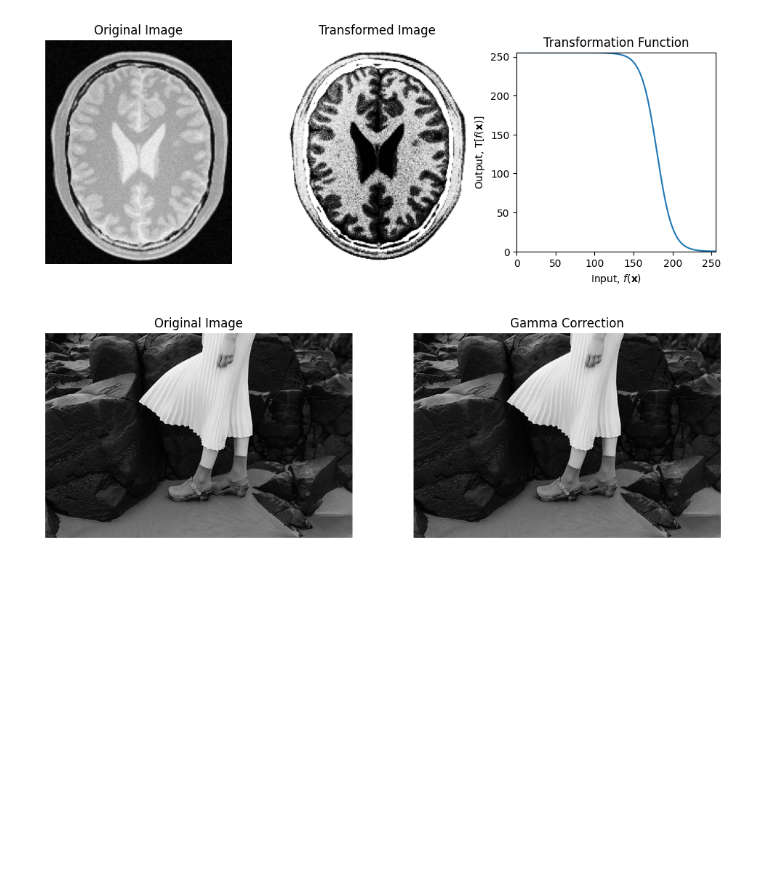
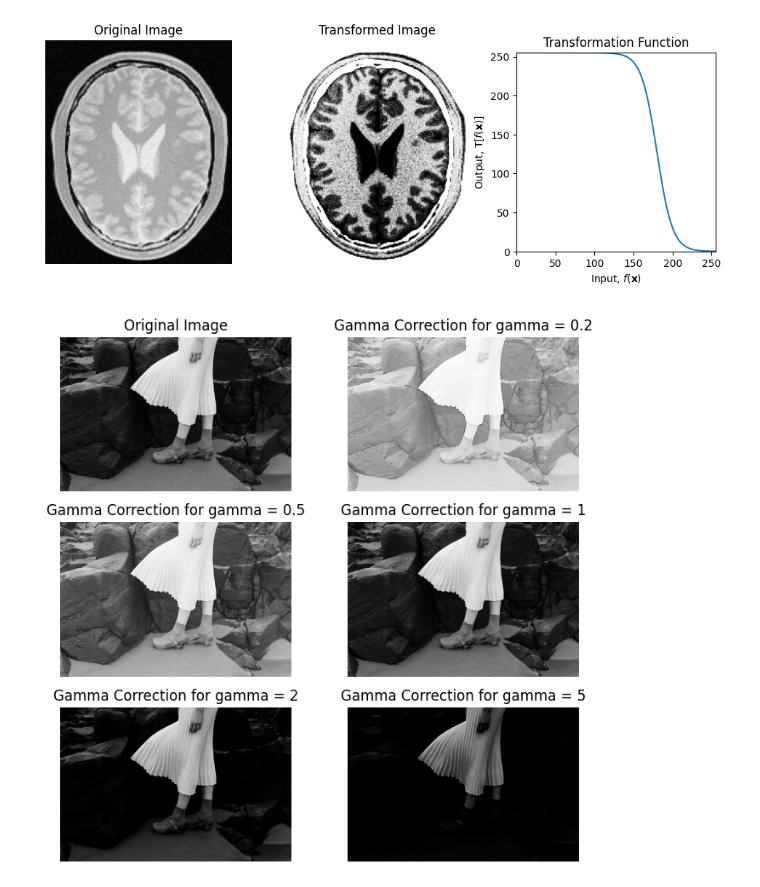
Before and after one commit to AnushkaSamaranayake/-Intensity-Transformations-and-Neighbourhood-Filtering, a Jupyter notebook: test.ipynb, the cells around one changed output. Cells and saved outputs as stored; diff of their text form; code cells hidden in the pictures; blank space fills up the shorter version.

```diff
--- a/test.ipynb
+++ b/test.ipynb
@@ -1,19 +0,0 @@
-# %%
-import cv2 as cv
-import numpy as np
-import matplotlib.pyplot as plt
-f = cv.imread('a1images/emma.jpg', cv.IMREAD_GRAYSCALE)
-t = np.arange(256, dtype=np.uint8)
-g = t[f]
-fig, ax = plt.subplots(1, 3, figsize=(12, 4))
-ax[0].imshow(f, cmap='gray', vmin=0, vmax=255)
-ax[0].set_title('Original Image')
-ax[1].imshow(g, cmap='gray', vmin=0, vmax=255)
-ax[1].set_title('Transformed Image')
-for a in ax[0:2]:
-    a.axis('off')
-ax[2].plot(t)
-ax[2].set_ylim([0, 255])
-ax[2].set_xlim([0, 255])
-ax[2].set_title('Transformation Function')
-plt.show()
@@ -202,23 +116,46 @@ plt.show()
 # %%
 import numpy as np
 import matplotlib.pyplot as plt
 import cv2 as cv
 
 img = cv.imread('a1images\highlights_and_shadows.jpg', cv.IMREAD_GRAYSCALE)
 
 #Apply Linear gamma correction
-gamma = 1.0
 
-t = np.array([((i/255.0)**gamma)*255 for i in np.arange(0,256)]).astype('uint8')
-g = cv.LUT(img, t)
+gamma_1 = 0.2
+gamma_2 = 0.5
+gamma_3 = 1.0
+gamma_4 = 2.0
+gamma_5 = 5.0
 
-fig, ax = plt.subplots(1, 2, figsize=(12, 8))
-ax[0].imshow(img, cmap='gray', vmin=0, vmax=255)
-ax[0].set_title('Original Image')
-ax[1].imshow(g, cmap='gray', vmin=0, vmax=255)
-ax[1].set_title('Gamma Correction')
-for a in ax:
-    a.axis('off')
+t1 = np.array([((i/255.0)**gamma_1)*255 for i in np.arange(0,256)]).astype('uint8')
+t2 = np.array([((i/255.0)**gamma_2)*255 for i in np.arange(0,256)]).astype('uint8')
+t3 = np.array([((i/255.0)**gamma_3)*255 for i in np.arange(0,256)]).astype('uint8')
+t4 = np.array([((i/255.0)**gamma_4)*255 for i in np.arange(0,256)]).astype('uint8')
+t5 = np.array([((i/255.0)**gamma_5)*255 for i in np.arange(0,256)]).astype('uint8')
+
+g1 = cv.LUT(img, t1)
+g2 = cv.LUT(img, t2)
+g3 = cv.LUT(img, t3)
+g4 = cv.LUT(img, t4)
+g5 = cv.LUT(img, t5)
+
+fig, ax = plt.subplots(3, 2, figsize=(8, 8))
+ax[0, 0].imshow(img, cmap='gray', vmin=0, vmax=255)
+ax[0, 0].set_title('Original Image')
+ax[0, 1].imshow(g1, cmap='gray', vmin=0, vmax=255)
+ax[0, 1].set_title('Gamma Correction for gamma = 0.2')
+ax[1, 0].imshow(g2, cmap='gray', vmin=0, vmax=255)
+ax[1, 0].set_title('Gamma Correction for gamma = 0.5')
+ax[1, 1].imshow(g3, cmap='gray', vmin=0, vmax=255)
+ax[1, 1].set_title('Gamma Correction for gamma = 1')
+ax[2, 0].imshow(g4, cmap='gray', vmin=0, vmax=255)
+ax[2, 0].set_title('Gamma Correction for gamma = 2')
+ax[2, 1].imshow(g5, cmap='gray', vmin=0, vmax=255)
+ax[2, 1].set_title('Gamma Correction for gamma = 5')
+for row in ax:
+    for a in row:
+        a.axis('off')
 plt.show()
 # %% [output]
-[figure, old version]
+[figure, new version]
```
Also changed, not shown: parts of 4 cells of this notebook.
